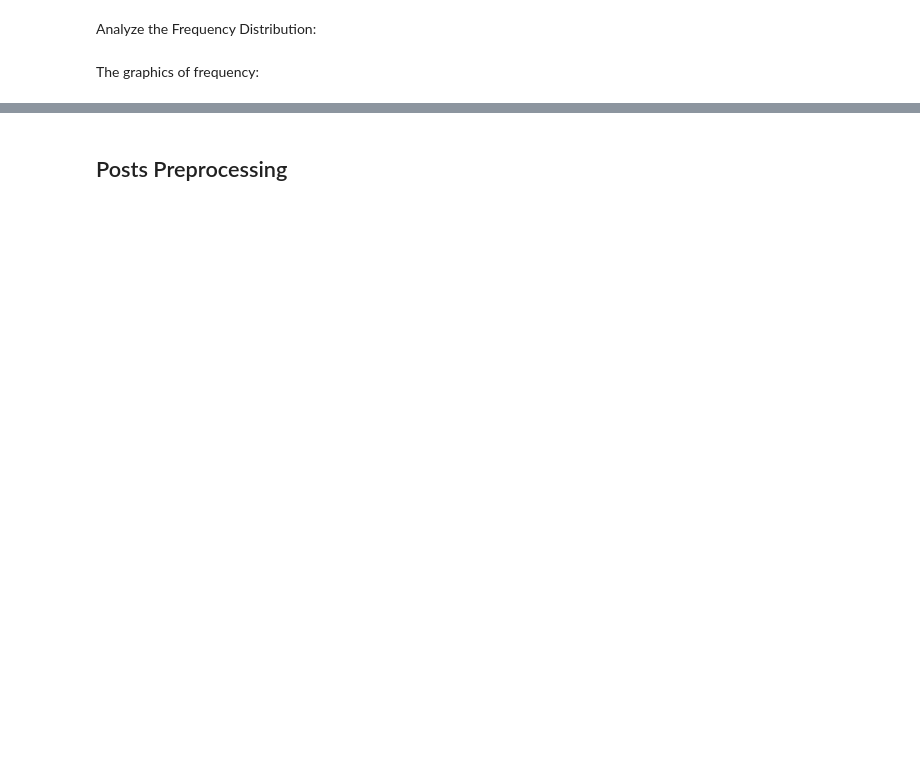
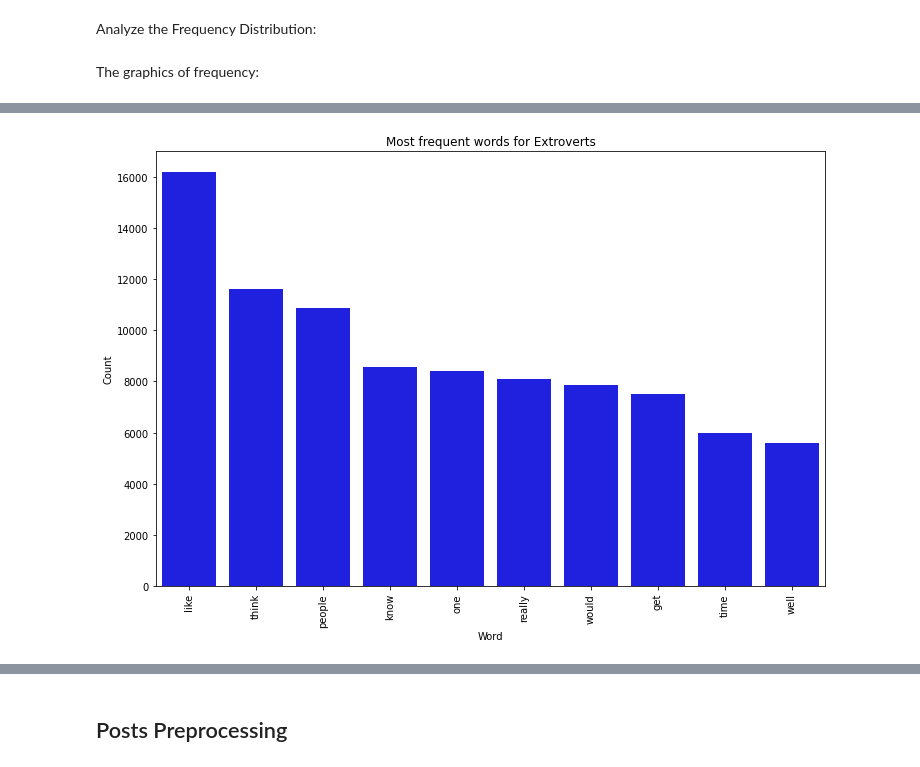
Before and after one commit to MihaelaCatan04/A-plus-Class, a Jupyter notebook: Personality_Model_Creation.ipynb, the cells around one changed output, grey strips where cells are left out. Saved outputs shown, nothing was run; the diff lists cells and outputs as text; code cells hidden in the pictures; blank space fills up the shorter version.

```diff
--- a/Personality_Model_Creation.ipynb
+++ b/Personality_Model_Creation.ipynb
@@ -403,0 +353,4 @@ counter2(df, 'posts', 20, 'Most frecvent words in the whole dataset')
+# %%
+counter(df[df['Letter1'].str.contains("E")], 'posts', 10, 'Most frequent words for Extroverts')
+# %% [output]
+[figure, added]
```
Also changed, not shown: parts of 45 cells of this notebook.
